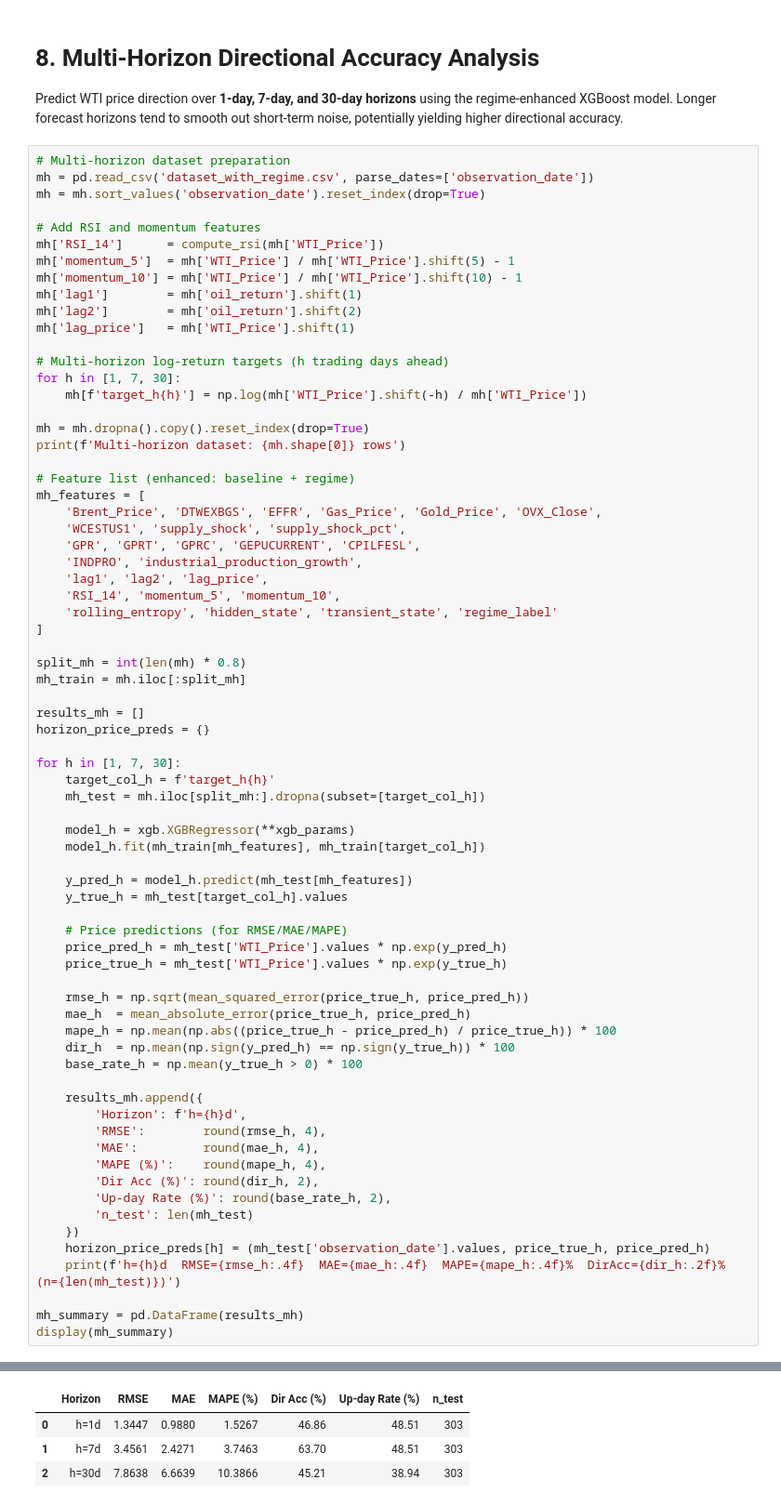
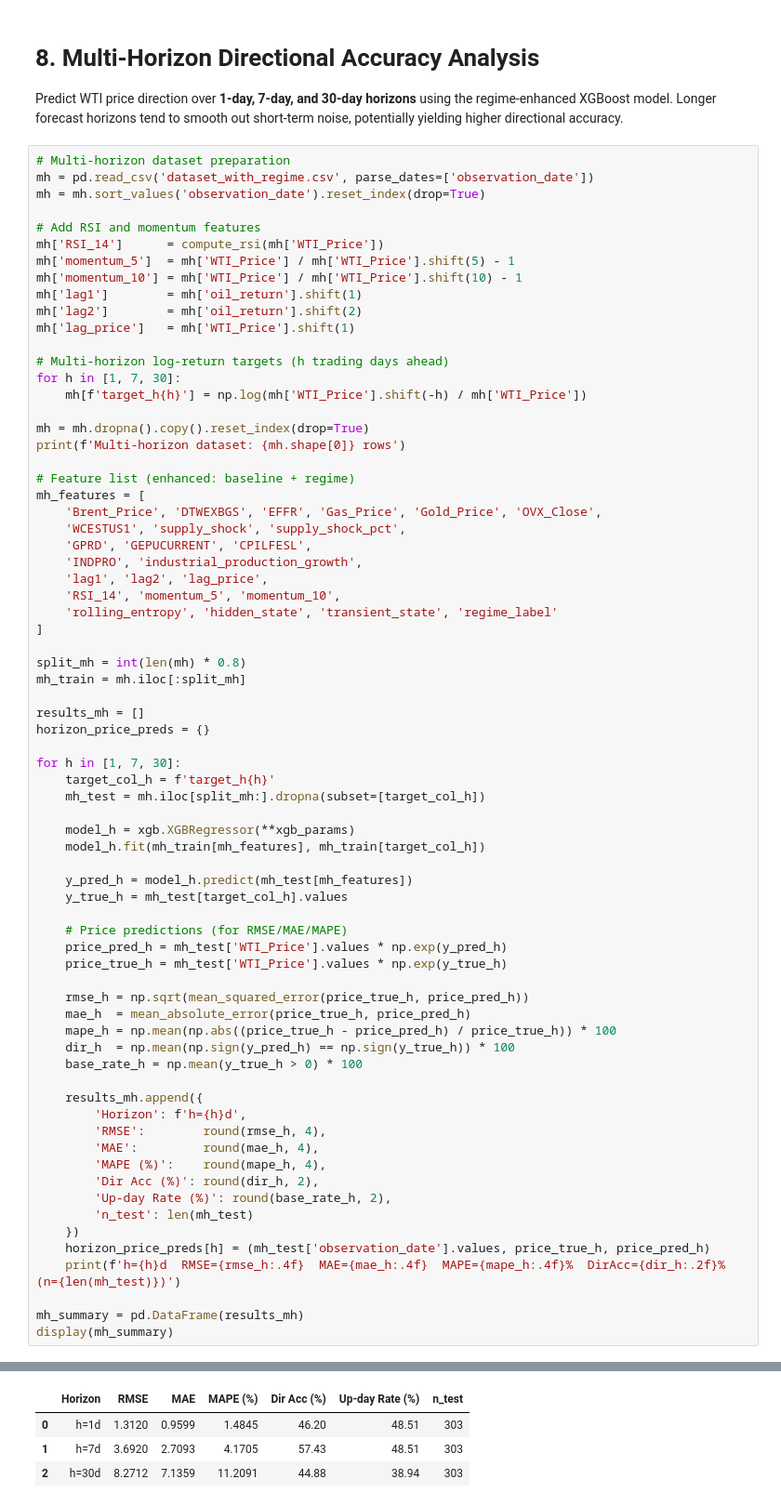
Before and after one commit to zhicongDeng/BTC-ETH-Pairs-Trading, a Jupyter notebook: test_pytorch/claude/02_xgboost_comparison.ipynb, the cells around one changed output, grey strips where cells are left out. Shown at 93% size. Drawn from its saved outputs; the diff is of its cells as text.

```diff
--- a/test_pytorch/claude/02_xgboost_comparison.ipynb
+++ b/test_pytorch/claude/02_xgboost_comparison.ipynb
@@ -654,7 +654,7 @@ print(f'Multi-horizon dataset: {mh.shape[0]} rows')
 mh_features = [
     'Brent_Price', 'DTWEXBGS', 'EFFR', 'Gas_Price', 'Gold_Price', 'OVX_Close',
     'WCESTUS1', 'supply_shock', 'supply_shock_pct',
-    'GPR', 'GPRT', 'GPRC', 'GEPUCURRENT', 'CPILFESL',
+    'GPRD', 'GEPUCURRENT', 'CPILFESL',
     'INDPRO', 'industrial_production_growth',
     'lag1', 'lag2', 'lag_price',
     'RSI_14', 'momentum_5', 'momentum_10',
@@ -709,7 +709,7 @@ h=30d  RMSE=7.8638  MAE=6.6639  MAPE=10.3866%  DirAcc=45.21%  (n=303)
 |  | Horizon | RMSE | MAE | MAPE (%) | Dir Acc (%) | Up-day Rate (%) | n_test |
-| 0 | h=1d | 1.3447 | 0.9880 | 1.5267 | 46.86 | 48.51 | 303 |
-| 1 | h=7d | 3.4561 | 2.4271 | 3.7463 | 63.70 | 48.51 | 303 |
-| 2 | h=30d | 7.8638 | 6.6639 | 10.3866 | 45.21 | 38.94 | 303 |
+| 0 | h=1d | 1.3120 | 0.9599 | 1.4845 | 46.20 | 48.51 | 303 |
+| 1 | h=7d | 3.6920 | 2.7093 | 4.1705 | 57.43 | 48.51 | 303 |
+| 2 | h=30d | 8.2712 | 7.1359 | 11.2091 | 44.88 | 38.94 | 303 |
 # %%
 # Multi-horizon visualisation
 fig, axes = plt.subplots(1, 3, figsize=(18, 5))
```
Also changed, not shown: parts of 18 cells of this notebook, 3 other files.
